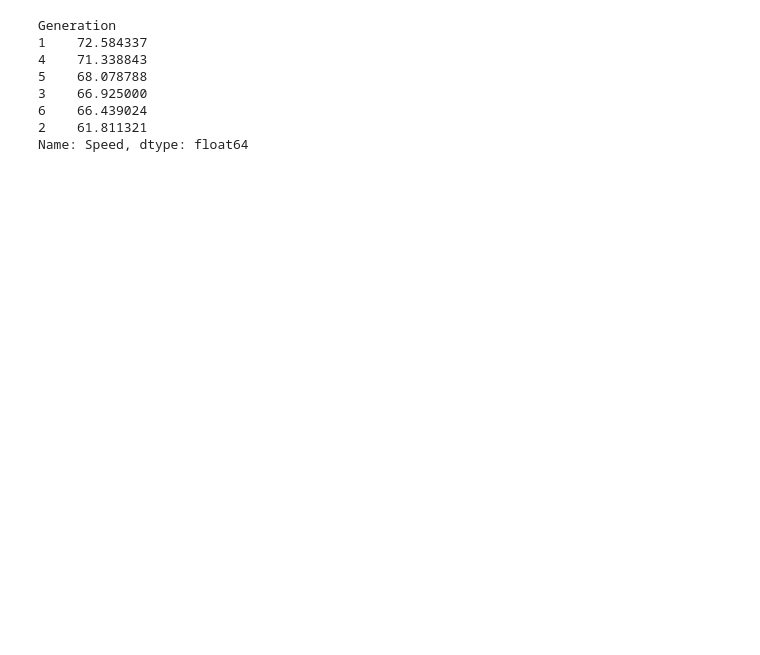
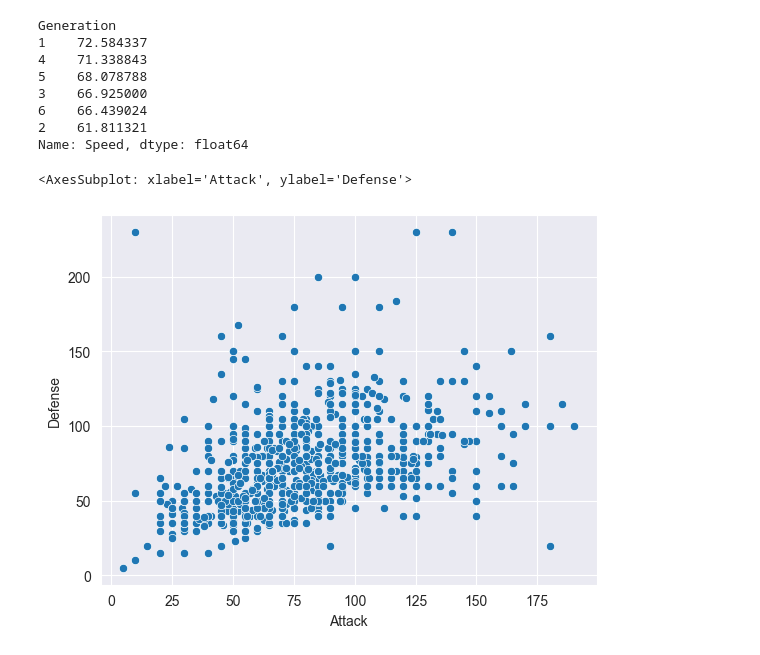
Before and after one commit to JianhaoH/HTH_FALL_BLD, a Jupyter notebook: PandaDataExploration/DATASET.ipynb, the cells around one changed output. Cells and saved outputs as stored; diff of their text form; code cells hidden in the pictures; blank space fills up the shorter version.

```diff
--- a/PandaDataExploration/DATASET.ipynb
+++ b/PandaDataExploration/DATASET.ipynb
@@ -92,3 +93,8 @@ Generation
 6    66.439024
 2    61.811321
 Name: Speed, dtype: float64
+# %%
+seaborn.scatterplot(x="Attack", y="Defense", data=csv_data)
+# %% [output]
+<AxesSubplot: xlabel='Attack', ylabel='Defense'>
+[figure, added]
```
Also changed, not shown: parts of 3 cells of this notebook.
